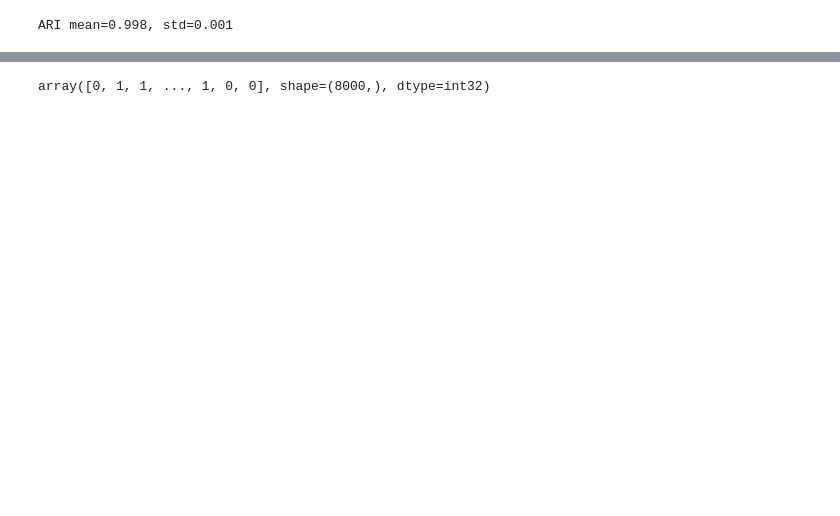
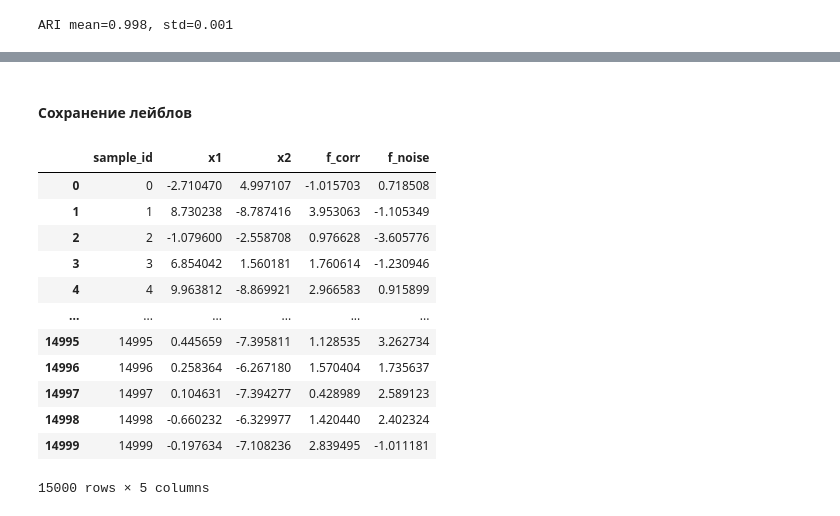
Before and after one commit to vywper/kudryashov-aie-group, a Jupyter notebook: homeworks/HW07/HW07.ipynb, the cells around one changed output, grey strips where cells are left out. Cells and saved outputs as stored; diff of their text form; code cells hidden in the pictures; blank space fills up the shorter version.

```diff
--- a/homeworks/HW07/HW07.ipynb
+++ b/homeworks/HW07/HW07.ipynb
@@ -689,19 +738,11 @@ with open("artifacts/metrics_summary.json", "w") as f:
+# %% [markdown]
+#### Сохранение лейблов
 # %%
 best = best_model["df2"]["best_model"]
 
 params = best["params"].copy()
 
-if best["model"] == "kmeans":
-    params["n_clusters"] = params.pop("k")
-    model = KMeans(**params, random_state=42)
+params["n_clusters"] = params.pop("k")
+model = KMeans(**params, random_state=42)
 
-elif best["model"] == "dbscan":
-    model = DBSCAN(**params)
-
-elif best["model"] == "agglomerative":
-    model = AgglomerativeClustering(**params)
-
-labels = model.fit_predict(Xs["df2"])
-labels
+labels2 = model.fit_predict(Xs["df2"])
-# %% [output]
-array([0, 1, 1, ..., 1, 0, 0], shape=(8000,), dtype=int32)
@@ -707,0 +767,16 @@ array([0, 1, 1, ..., 1, 0, 0], shape=(8000,), dtype=int32)
+# %%
+ds2 = pd.DataFrame(
+# %% [output]
+|  | sample_id | x1 | x2 | f_corr | f_noise |
+| 0 | 0 | -2.710470 | 4.997107 | -1.015703 | 0.718508 |
+| 1 | 1 | 8.730238 | -8.787416 | 3.953063 | -1.105349 |
+| 2 | 2 | -1.079600 | -2.558708 | 0.976628 | -3.605776 |
+| 3 | 3 | 6.854042 | 1.560181 | 1.760614 | -1.230946 |
+| 4 | 4 | 9.963812 | -8.869921 | 2.966583 | 0.915899 |
+| ... | ... | ... | ... | ... | ... |
+| 14995 | 14995 | 0.445659 | -7.395811 | 1.128535 | 3.262734 |
+| 14996 | 14996 | 0.258364 | -6.267180 | 1.570404 | 1.735637 |
+| 14997 | 14997 | 0.104631 | -7.394277 | 0.428989 | 2.589123 |
+| 14998 | 14998 | -0.660232 | -6.329977 | 1.420440 | 2.402324 |
+| 14999 | 14999 | -0.197634 | -7.108236 | 2.839495 | -1.011181 |
+15000 rows × 5 columns
```
Also changed, not shown: parts of 15 cells of this notebook, 7 other files.
